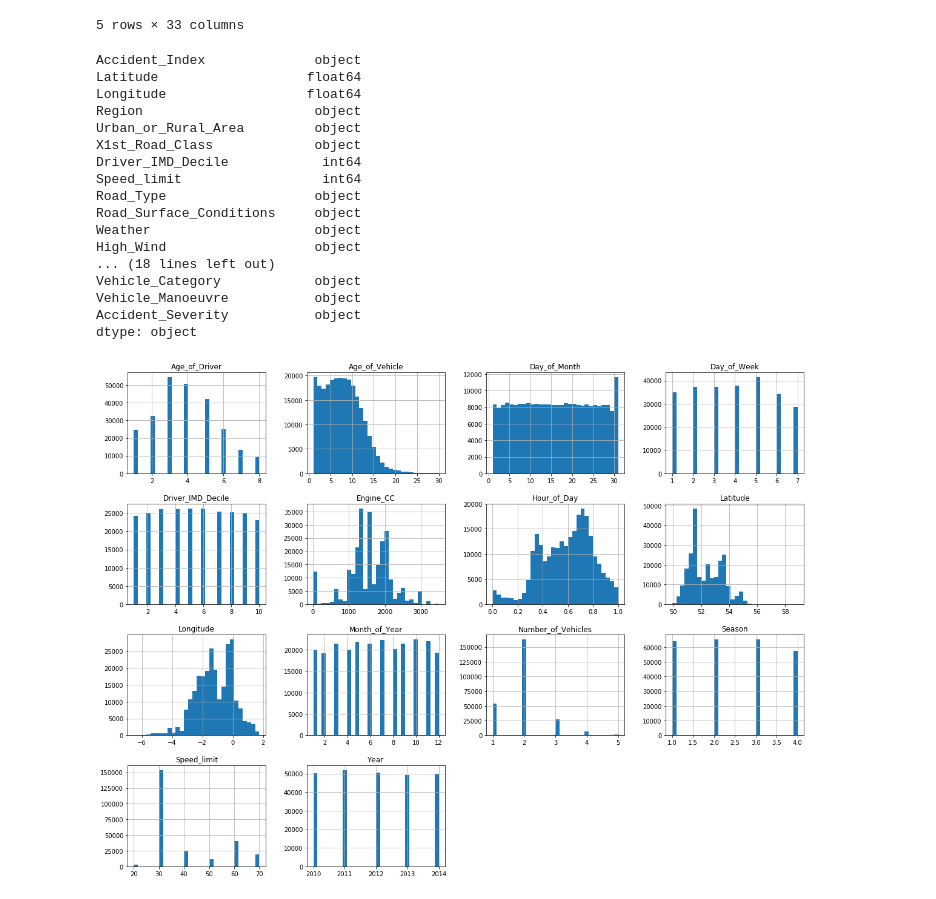
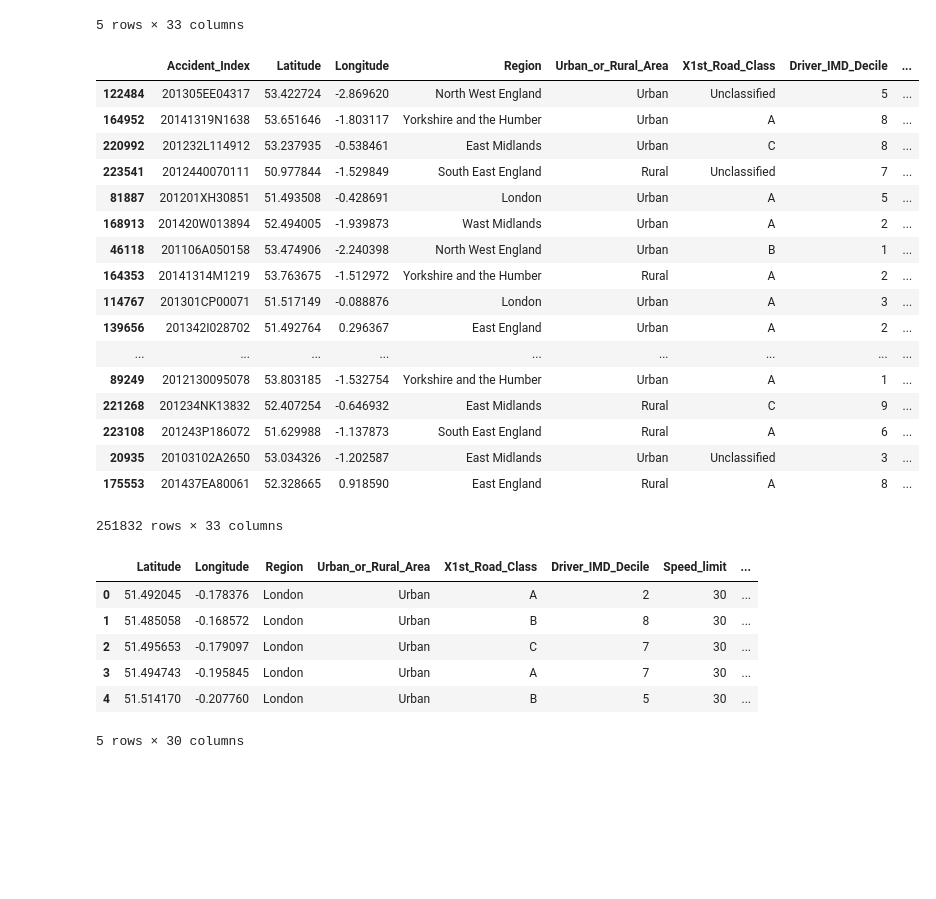
Before and after one commit to janellejolliff/UK-fatal-car-accidents, a Jupyter notebook: mod_5_project.ipynb, the cells around one changed output. Cells and saved outputs as stored; diff of their text form; code cells hidden in the pictures; blank space fills up the shorter version.

```diff
--- a/mod_5_project.ipynb
+++ b/mod_5_project.ipynb
@@ -31,0 +32,21 @@ df.head()
+# %%
+df.sample(frac=1)
+# %% [output]
+|  | Accident_Index | Latitude | Longitude | Region | Urban_or_Rural_Area | X1st_Road_Class | Driver_IMD_Decile | ... |
+| 122484 | 201305EE04317 | 53.422724 | -2.869620 | North West England | Urban | Unclassified | 5 | ... |
+| 164952 | 20141319N1638 | 53.651646 | -1.803117 | Yorkshire and the Humber | Urban | A | 8 | ... |
+| 220992 | 201232L114912 | 53.237935 | -0.538461 | East Midlands | Urban | C | 8 | ... |
+| 223541 | 2012440070111 | 50.977844 | -1.529849 | South East England | Rural | Unclassified | 7 | ... |
+| 81887 | 201201XH30851 | 51.493508 | -0.428691 | London | Urban | A | 5 | ... |
+| 168913 | 201420W013894 | 52.494005 | -1.939873 | Wast Midlands | Urban | A | 2 | ... |
+| 46118 | 201106A050158 | 53.474906 | -2.240398 | North West England | Urban | B | 1 | ... |
+| 164353 | 20141314M1219 | 53.763675 | -1.512972 | Yorkshire and the Humber | Rural | A | 2 | ... |
+| 114767 | 201301CP00071 | 51.517149 | -0.088876 | London | Urban | A | 3 | ... |
+| 139656 | 201342I028702 | 51.492764 | 0.296367 | East England | Urban | A | 2 | ... |
+| ... | ... | ... | ... | ... | ... | ... | ... | ... |
+| 89249 | 2012130095078 | 53.803185 | -1.532754 | Yorkshire and the Humber | Urban | A | 1 | ... |
+| 221268 | 201234NK13832 | 52.407254 | -0.646932 | East Midlands | Rural | C | 9 | ... |
+| 223108 | 201243P186072 | 51.629988 | -1.137873 | South East England | Rural | A | 6 | ... |
+| 20935 | 20103102A2650 | 53.034326 | -1.202587 | East Midlands | Urban | Unclassified | 3 | ... |
+| 175553 | 201437EA80061 | 52.328665 | 0.918590 | East England | Rural | A | 8 | ... |
+251832 rows × 33 columns
@@ -32,24 +66,10 @@ df.head()
 # %%
-df.dtypes
+df.head()
 # %% [output]
+|  | Latitude | Longitude | Region | Urban_or_Rural_Area | X1st_Road_Class | Driver_IMD_Decile | Speed_limit | ... |
+| 0 | 51.492045 | -0.178376 | London | Urban | A | 2 | 30 | ... |
+| 1 | 51.485058 | -0.168572 | London | Urban | B | 8 | 30 | ... |
+| 2 | 51.495653 | -0.179097 | London | Urban | C | 7 | 30 | ... |
+| 3 | 51.494743 | -0.195845 | London | Urban | A | 7 | 30 | ... |
+| 4 | 51.514170 | -0.207760 | London | Urban | B | 5 | 30 | ... |
-Accident_Index              object
-Latitude                   float64
-Longitude                  float64
-Region                      object
-Urban_or_Rural_Area         object
-X1st_Road_Class             object
-Driver_IMD_Decile            int64
-Speed_limit                  int64
-Road_Type                   object
-Road_Surface_Conditions     object
-Weather                     object
-High_Wind                   object
-... (18 lines left out)
-Vehicle_Category            object
-Vehicle_Manoeuvre           object
-Accident_Severity           object
-dtype: object
+5 rows × 30 columns
-# %%
-df.hist(figsize=(20,15), bins=30);
-# %% [output]
-[figure, removed]
```
Also changed, not shown: parts of 26 cells of this notebook.
